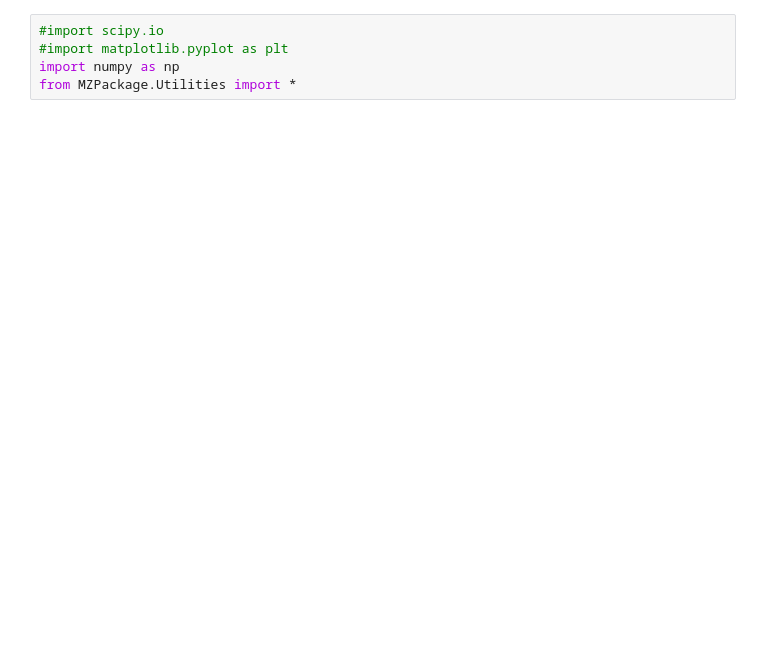
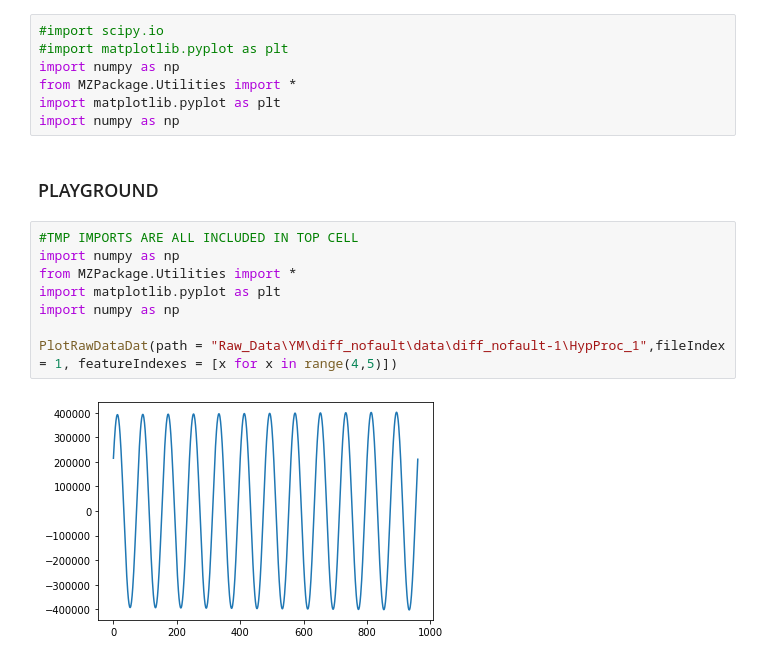
Before and after one commit to MartiyaZare/black-box-attack, a Jupyter notebook: data_plotter.ipynb, the cells around one changed output. Drawn from its saved outputs; the diff is of its cells as text; blank space fills up the shorter version.

```diff
--- a/data_plotter.ipynb
+++ b/data_plotter.ipynb
@@ -3,3 +3,17 @@
 #import matplotlib.pyplot as plt
 import numpy as np
 from MZPackage.Utilities import *
+import matplotlib.pyplot as plt
+import numpy as np
+# %% [markdown]
+### PLAYGROUND
+# %%
+#TMP IMPORTS ARE ALL INCLUDED IN TOP CELL
+import numpy as np
+from MZPackage.Utilities import *
+import matplotlib.pyplot as plt
+import numpy as np
+
+PlotRawDataDat(path = "Raw_Data\YM\diff_nofault\data\diff_nofault-1\HypProc_1",fileIndex = 1, featureIndexes = [x for x in range(4,5)])
+# %% [output]
+[figure, added]
```
Also changed, not shown: parts of 21 cells of this notebook, 24 other files.
